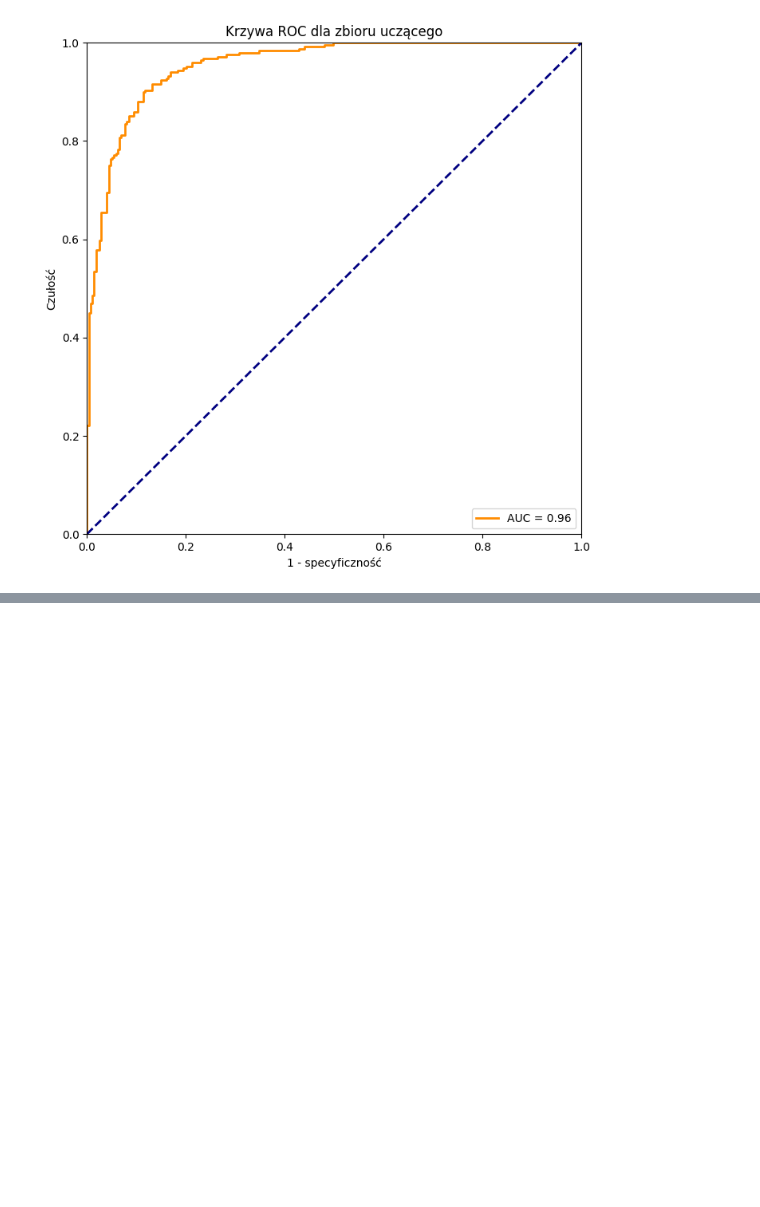
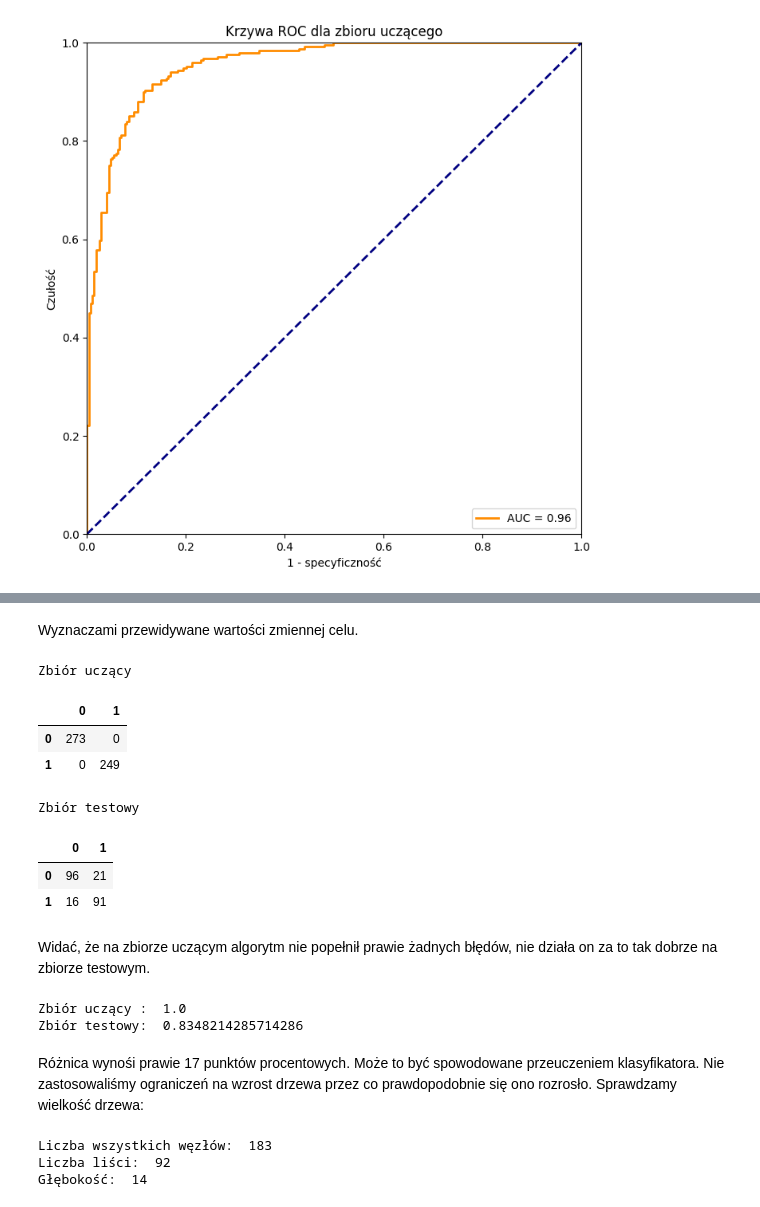
Before and after one commit to janluk00/heart-disease-predicting-models, a Jupyter notebook: models.ipynb, the cells around one changed output, grey strips where cells are left out. Drawn from its saved outputs; the diff is of its cells as text; code cells hidden in the pictures; blank space fills up the shorter version.

```diff
--- a/models.ipynb
+++ b/models.ipynb
@@ -329,0 +403,42 @@ ROC(y_train, y_train_score, "Krzywa ROC dla zbioru uczącego")
+# %%
+y_train_pred = tree1.predict(X_train)
+y_test_pred = tree1.predict(X_test)
+# %% [markdown]
+Wyznaczami przewidywane wartości zmiennej celu.
+# %%
+print('Zbiór uczący\n')
+display(pd.DataFrame(confusion_matrix(y_train, y_train_pred)))
+print('\nZbiór testowy\n')
+display(pd.DataFrame(confusion_matrix(y_test, y_test_pred)))
+# %% [output]
+Zbiór uczący
+|  | 0 | 1 |
+| 0 | 273 | 0 |
+| 1 | 0 | 249 |
+Zbiór testowy
+|  | 0 | 1 |
+| 0 | 96 | 21 |
+| 1 | 16 | 91 |
+# %% [markdown]
+Widać, że na zbiorze uczącym algorytm nie popełnił prawie żadnych błędów, nie działa on za to tak dobrze na zbiorze testowym.
+# %%
+from sklearn.metrics import accuracy_score
+print('Zbiór uczący : ', accuracy_score(y_train, y_train_pred))
+print('Zbiór testowy: ', accuracy_score(y_test, y_test_pred))
+# %% [output]
+Zbiór uczący :  1.0
+Zbiór testowy:  0.8348214285714286
+# %% [markdown]
+Różnica wynośi prawie 17 punktów procentowych. Może to być spowodowane przeuczeniem klasyfikatora. Nie zastosowaliśmy ograniczeń na wzrost drzewa przez co prawdopodobnie się ono rozrosło.
+Sprawdzamy wielkość drzewa:
+# %%
+def tree_size(drzewo):
+    print('Liczba wszystkich węzłów: ', drzewo.tree_.node_count)
+    print('Liczba liści: ', drzewo.get_n_leaves())
+    print('Głębokość: ', drzewo.get_depth())
+
+tree_size(tree1)
+# %% [output]
+Liczba wszystkich węzłów:  183
+Liczba liści:  92
+Głębokość:  14
```
Also changed, not shown: parts of 25 cells of this notebook.
